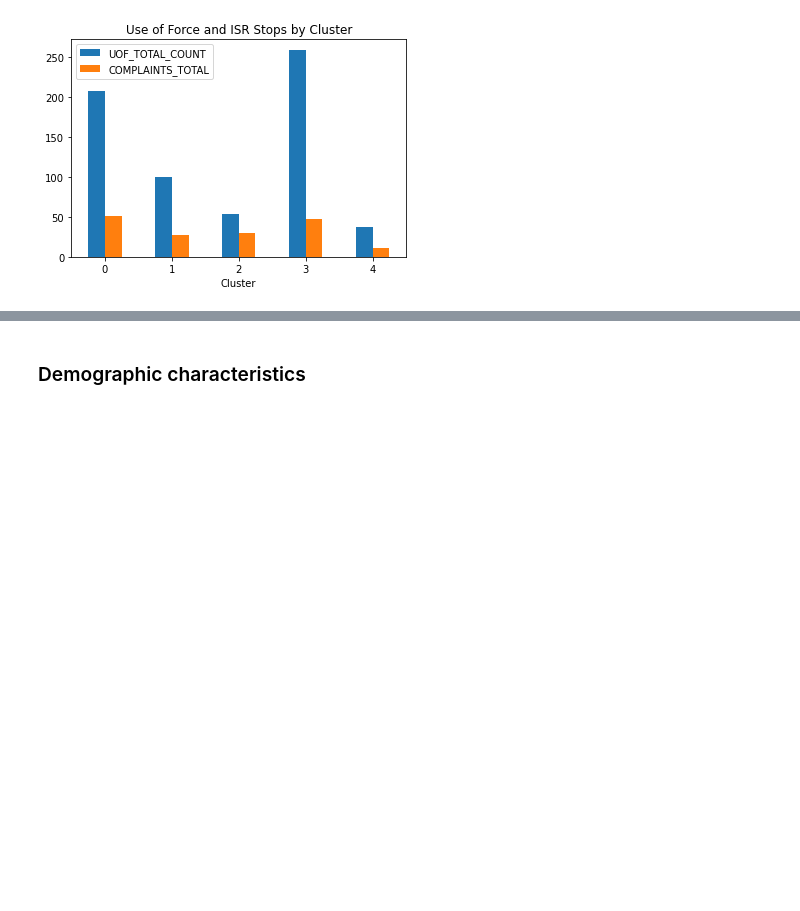
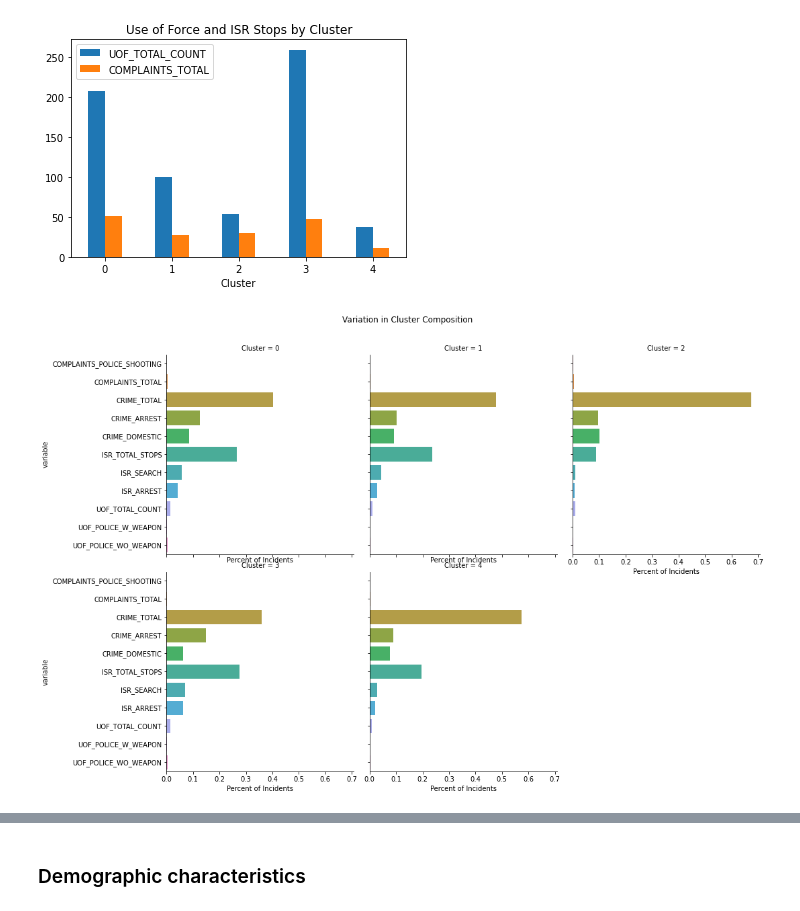
Before and after one commit to colevfrank/254_ML_IL_Crime, a Jupyter notebook: clustering/Baseline Clustering Analysis.ipynb, the cells around one changed output, grey strips where cells are left out. Cells and saved outputs as stored; diff of their text form; code cells hidden in the pictures; blank space fills up the shorter version.

Commit message:
add plots describing cluster feature decompostion

```diff
--- a/clustering/Baseline Clustering Analysis.ipynb
+++ b/clustering/Baseline Clustering Analysis.ipynb
@@ -114,3 +114,18 @@ plt.title('Use of Force and ISR Stops by Cluster')
 # %% [output]
 Text(0.5, 1.0, 'Use of Force and ISR Stops by Cluster')
 [figure]
+# %%
+cluster_incidents = cluster_training_data.drop(['PC1','PC2','PC3','PC4','PC5','PC6','BEAT'],axis=1).groupby(['Cluster']).agg('sum').reset_index()
+cluster_total_incidents = cluster_training_data.drop(['PC1','PC2','PC3','PC4','PC5','PC6','BEAT'],axis=1).melt(id_vars='Cluster').groupby('Cluster').agg('sum').reset_index().rename(columns={'value':'total_incidents'})
+cluster_percent_incidents = cluster_incidents.merge(cluster_total_incidents, on='Cluster')
+incident_cols = [c for c in cluster_incidents.columns if c != 'Cluster']
+for col in incident_cols:
+    cluster_percent_incidents[col] = cluster_percent_incidents[col] / cluster_percent_incidents['total_incidents']
+plt_data = cluster_percent_incidents.drop(['total_incidents'],axis=1).melt(id_vars='Cluster')
+g = sns.catplot(kind='bar',data=plt_data, y='variable',x='value',col='Cluster', col_wrap=3,orient='h')
+g.set(xlabel='Percent of Incidents')
+g.fig.subplots_adjust(top=0.9)
+g.fig.suptitle('Variation in Cluster Composition')
+plt.savefig("../report/figures/baseline/incident_composition.png")
+# %% [output]
+[figure, added]
```
Also changed, not shown: parts of 1 cell of this notebook, 2 other files.
